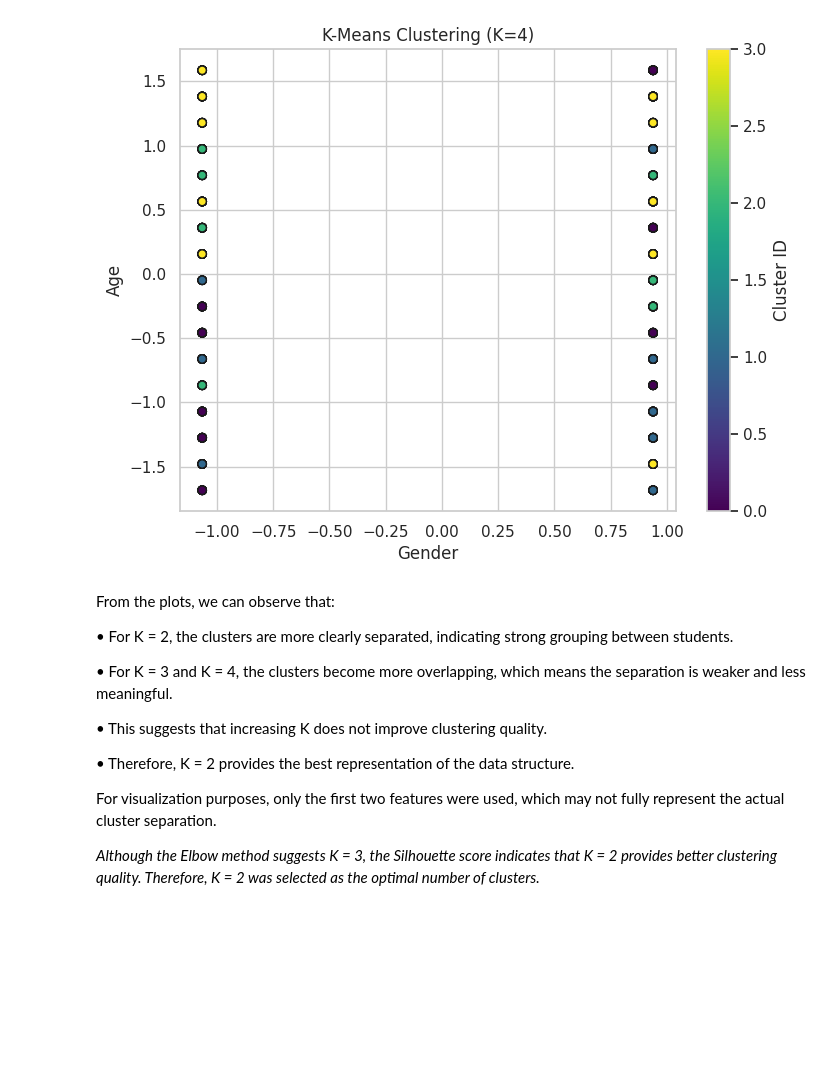
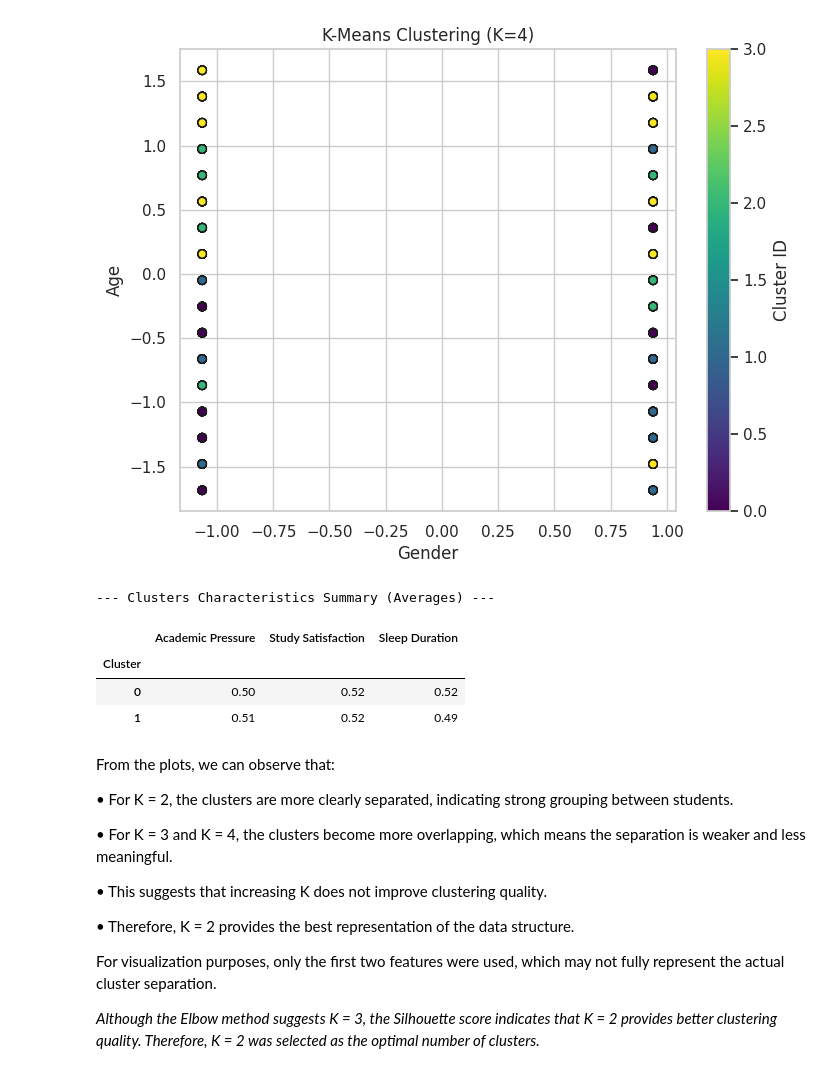
Before and after one commit to joodali25/IT326-DataMining-Project, a Jupyter notebook: Reports/Phase3.ipynb, the cells around one changed output. Saved outputs shown, nothing was run; the diff lists cells and outputs as text; code cells hidden in the pictures; blank space fills up the shorter version.

```diff
--- a/Reports/Phase3.ipynb
+++ b/Reports/Phase3.ipynb
@@ -515,6 +515,21 @@ for k_str in k_values:
 [figure]
 [figure]
 [figure]
+# %%
+available_columns = [col for col in ['Academic Pressure', 'Study Satisfaction', 'Sleep Duration', 'CGPA'] if col in df.columns]
+
+if 'Cluster' in df.columns:
+    cluster_summary = df.groupby('Cluster')[available_columns].mean()
+    print("--- Clusters Characteristics Summary (Averages) ---")
+    display(cluster_summary.round(2))
+else:
+    print("Error: 'Cluster' column not found. Please run the clustering cell first.")
+# %% [output]
+--- Clusters Characteristics Summary (Averages) ---
+|  | Academic Pressure | Study Satisfaction | Sleep Duration |
+| Cluster |  |  |  |
+| 0 | 0.50 | 0.52 | 0.52 |
+| 1 | 0.51 | 0.52 | 0.49 |
 # %% [markdown]
 From the plots, we can observe that:
 
```
Also changed, not shown: parts of 4 cells of this notebook.
